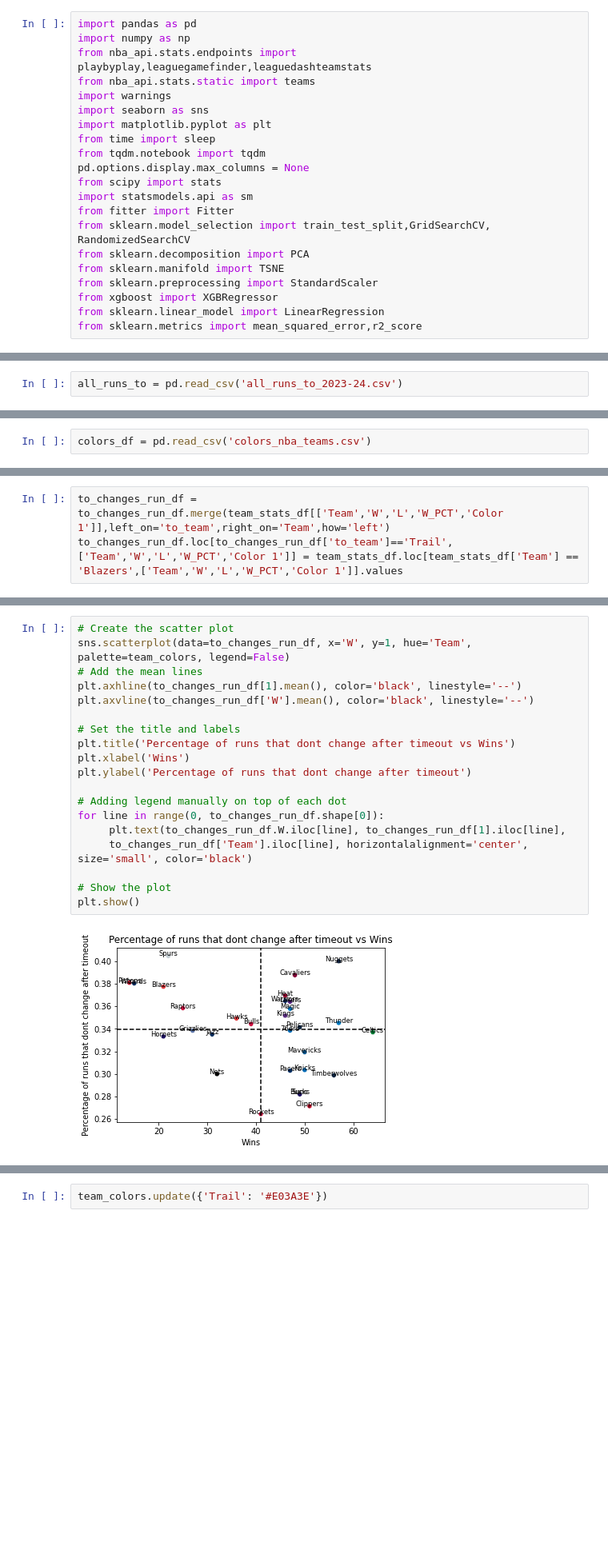
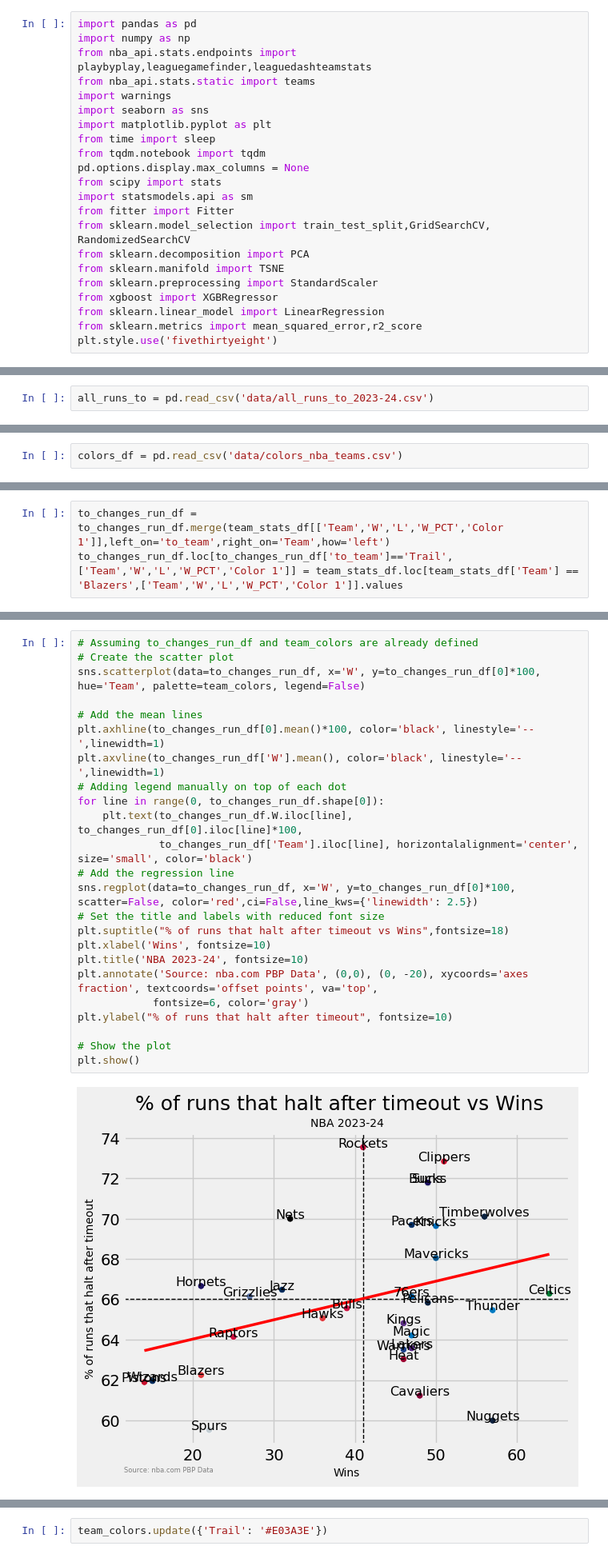
Before and after one commit to isaacvm98/timeout_analysis, a Jupyter notebook: preprocessing/timeouts_analysis.ipynb, the cells around one changed output, grey strips where cells are left out. Shown at 80% size. Saved outputs shown, nothing was run; the diff lists cells and outputs as text; blank space fills up the shorter version.

```diff
--- a/preprocessing/timeouts_analysis.ipynb
+++ b/preprocessing/timeouts_analysis.ipynb
@@ -21,6 +21,7 @@ from sklearn.preprocessing import StandardScaler
 from xgboost import XGBRegressor
 from sklearn.linear_model import LinearRegression
 from sklearn.metrics import mean_squared_error,r2_score
+plt.style.use('fivethirtyeight')
 # %%
 # Define a helper function to handle coalesce logic
 def coalesce(*args):
@@ -1113,6 +1110,6 @@ all_runs_to.to_pickle('all_runs_to_2023-24.pkl')
 # %% [markdown]
 # Run analysis
 # %%
-all_runs_to = pd.read_csv('all_runs_to_2023-24.csv')
+all_runs_to = pd.read_csv('data/all_runs_to_2023-24.csv')
 # %%
 all_runs_to['gp'] = all_runs_to['gp'].astype(str)
@@ -1456,5 +1582,5 @@ plt.show()
 # %%
-colors_df = pd.read_csv('colors_nba_teams.csv')
+colors_df = pd.read_csv('data/colors_nba_teams.csv')
 # %%
 colors_df['Color 1'] = colors_df['Color 1'].str.split('#',expand=True)[1]
 colors_df['Color 1'] = [f"#{x}" for x in colors_df['Color 1']]
@@ -1623,21 +1794,26 @@ plt.tight_layout()
 # %%
+# Assuming to_changes_run_df and team_colors are already defined
 # Create the scatter plot
-sns.scatterplot(data=to_changes_run_df, x='W', y=1, hue='Team', palette=team_colors, legend=False)
+sns.scatterplot(data=to_changes_run_df, x='W', y=to_changes_run_df[0]*100, hue='Team', palette=team_colors, legend=False)
+
 # Add the mean lines
-plt.axhline(to_changes_run_df[1].mean(), color='black', linestyle='--')
-plt.axvline(to_changes_run_df['W'].mean(), color='black', linestyle='--')
-
-# Set the title and labels
-plt.title('Percentage of runs that dont change after timeout vs Wins')
-plt.xlabel('Wins')
-plt.ylabel('Percentage of runs that dont change after timeout')
-
+plt.axhline(to_changes_run_df[0].mean()*100, color='black', linestyle='--',linewidth=1)
+plt.axvline(to_changes_run_df['W'].mean(), color='black', linestyle='--',linewidth=1)
 # Adding legend manually on top of each dot
 for line in range(0, to_changes_run_df.shape[0]):
-     plt.text(to_changes_run_df.W.iloc[line], to_changes_run_df[1].iloc[line],
-     to_changes_run_df['Team'].iloc[line], horizontalalignment='center', size='small', color='black')
+    plt.text(to_changes_run_df.W.iloc[line], to_changes_run_df[0].iloc[line]*100,
+             to_changes_run_df['Team'].iloc[line], horizontalalignment='center', size='small', color='black')
+# Add the regression line
+sns.regplot(data=to_changes_run_df, x='W', y=to_changes_run_df[0]*100, scatter=False, color='red',ci=False,line_kws={'linewidth': 2.5})
+# Set the title and labels with reduced font size
+plt.suptitle("% of runs that halt after timeout vs Wins",fontsize=18)
+plt.xlabel('Wins', fontsize=10)
+plt.title('NBA 2023-24', fontsize=10)
+plt.annotate('Source: nba.com PBP Data', (0,0), (0, -20), xycoords='axes fraction', textcoords='offset points', va='top',
+            fontsize=6, color='gray')
+plt.ylabel("% of runs that halt after timeout", fontsize=10)
 
 # Show the plot
 plt.show()
 # %% [output]
-[figure, old version]
+[figure, new version]
```
Also changed, not shown: parts of 77 cells of this notebook, 15 other files.
